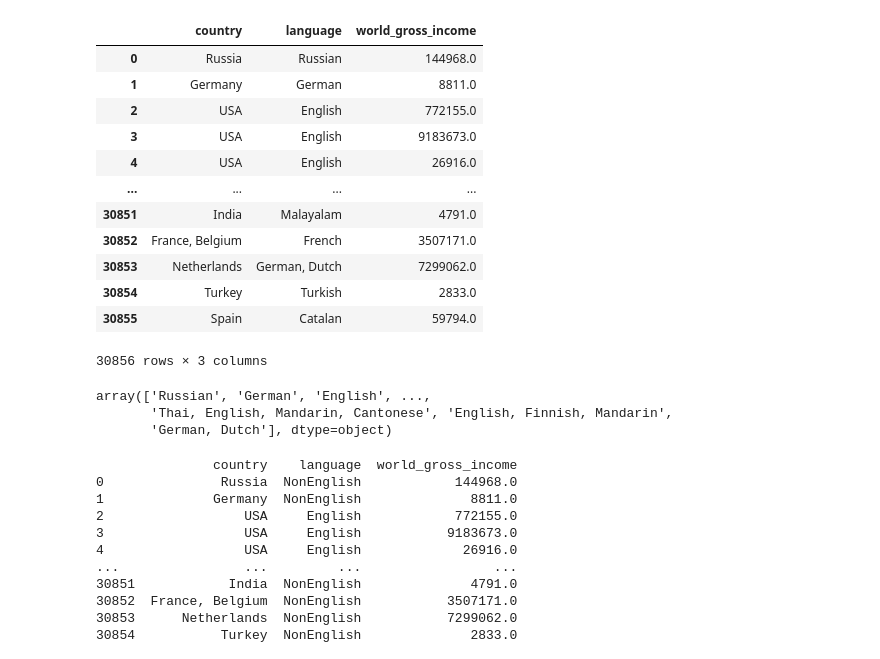
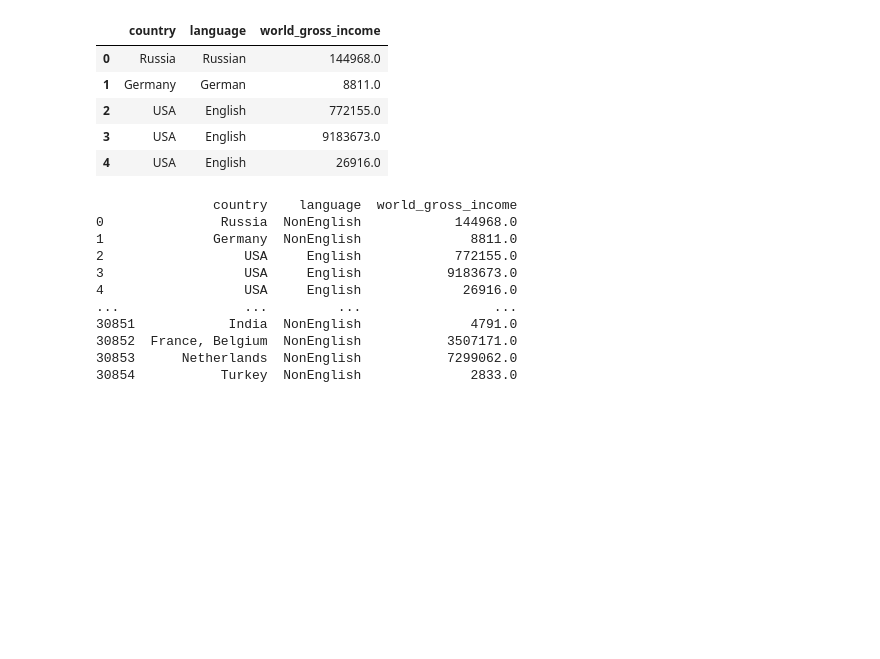
Before and after one commit to eliot1335/Final-Project, a Jupyter notebook: Models_Cora_Linear_Regression.ipynb, the cells around one changed output. Saved outputs shown, nothing was run; the diff lists cells and outputs as text; code cells hidden in the pictures; blank space fills up the shorter version.

```diff
--- a/Models_Cora_Linear_Regression.ipynb
+++ b/Models_Cora_Linear_Regression.ipynb
@@ -29,26 +22,12 @@ ml_movies
 # %%
 #Remove the extra column "Unnamed: 0"
 ml_movies= ml_movies.drop("Unnamed: 0", axis=1)
-ml_movies
+ml_movies.head()
 # %% [output]
 |  | country | language | world_gross_income |
 | 0 | Russia | Russian | 144968.0 |
 | 1 | Germany | German | 8811.0 |
 | 2 | USA | English | 772155.0 |
 | 3 | USA | English | 9183673.0 |
 | 4 | USA | English | 26916.0 |
-| ... | ... | ... | ... |
-| 30851 | India | Malayalam | 4791.0 |
-| 30852 | France, Belgium | French | 3507171.0 |
-| 30853 | Netherlands | German, Dutch | 7299062.0 |
-| 30854 | Turkey | Turkish | 2833.0 |
-| 30855 | Spain | Catalan | 59794.0 |
-30856 rows × 3 columns
-# %%
-#List out all unique languages in the data. Goal is to separate English from non-English movies to see if English language movies gross a higher income than non-English movies
-ml_movies["language"].unique()
-# %% [output]
-array(['Russian', 'German', 'English', ...,
-       'Thai, English, Mandarin, Cantonese', 'English, Finnish, Mandarin',
-       'German, Dutch'], dtype=object)
 # %%
```
Also changed, not shown: parts of 9 cells of this notebook, 4 other files.
